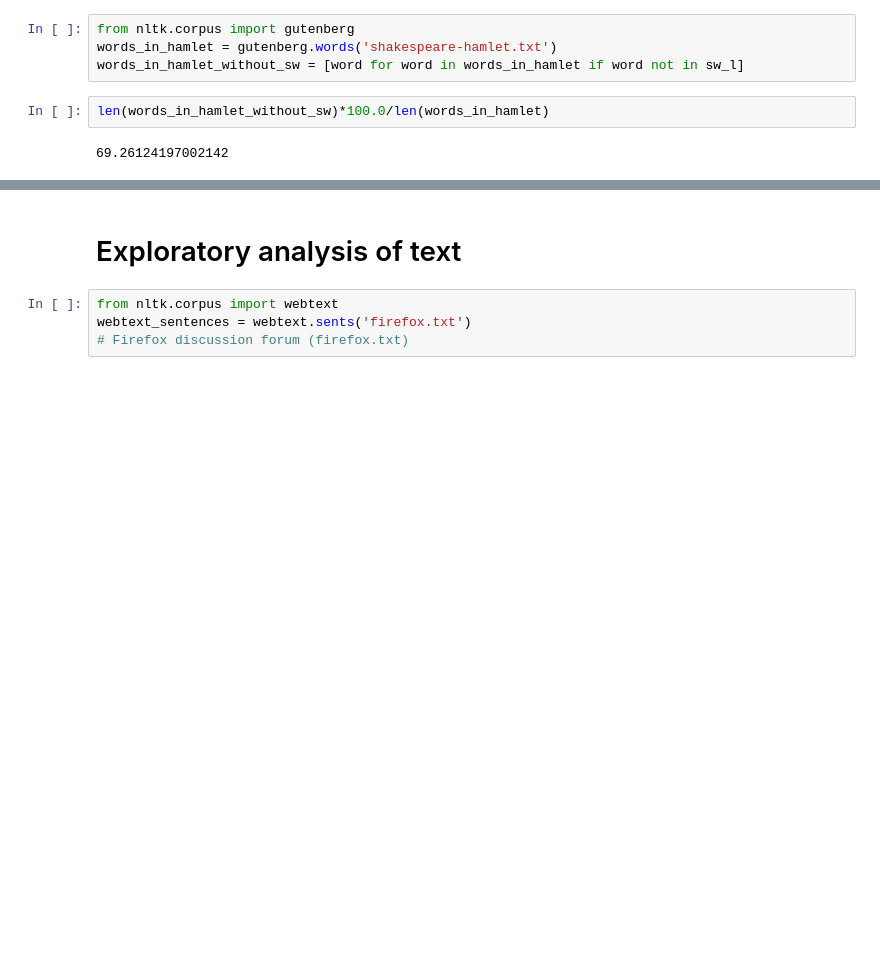
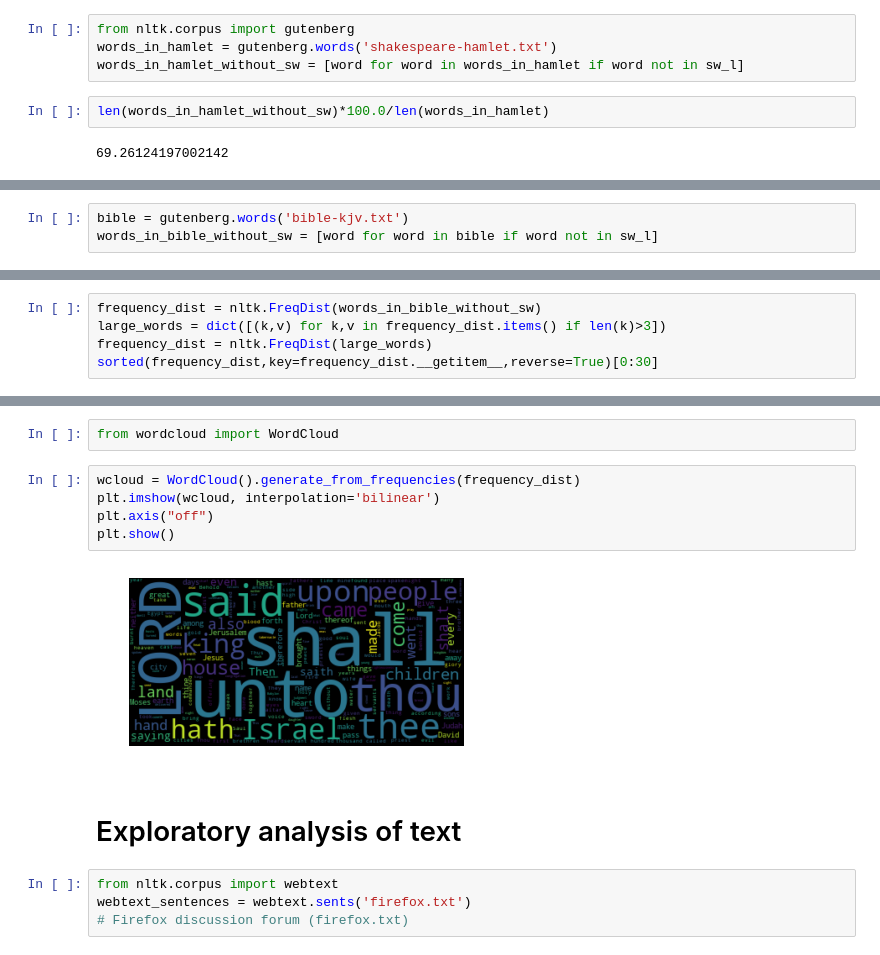
Before and after one commit to GTorley/NLP_book_notepad_for_practice, a Jupyter notebook: hands_onnaturallanguageprocessingwithpython-v1.ipynb, the cells around one changed output, grey strips where cells are left out. Drawn from its saved outputs; the diff is of its cells as text; blank space fills up the shorter version.

Commit message:
changed, included the bible

```diff
--- a/hands_onnaturallanguageprocessingwithpython-v1.ipynb
+++ b/hands_onnaturallanguageprocessingwithpython-v1.ipynb
@@ -170,0 +193,3 @@ len(words_in_hamlet_without_sw)*100.0/len(words_in_hamlet)
+# %%
+bible = gutenberg.words('bible-kjv.txt')
+words_in_bible_without_sw = [word for word in bible if word not in sw_l]
@@ -170,0 +209,5 @@ len(words_in_hamlet_without_sw)*100.0/len(words_in_hamlet)
+# %%
+frequency_dist = nltk.FreqDist(words_in_bible_without_sw)
+large_words = dict([(k,v) for k,v in frequency_dist.items() if len(k)>3])
+frequency_dist = nltk.FreqDist(large_words)
+sorted(frequency_dist,key=frequency_dist.__getitem__,reverse=True)[0:30]
@@ -171,3 +232,12 @@ len(words_in_hamlet_without_sw)*100.0/len(words_in_hamlet)
+# %%
+from wordcloud import WordCloud
+# %%
+wcloud = WordCloud().generate_from_frequencies(frequency_dist)
+plt.imshow(wcloud, interpolation='bilinear')
+plt.axis("off")
+plt.show()
+# %% [output]
+[figure, added]
 # %% [markdown]
 # Exploratory analysis of text
 # %%
```
Also changed, not shown: parts of 6 cells of this notebook.
